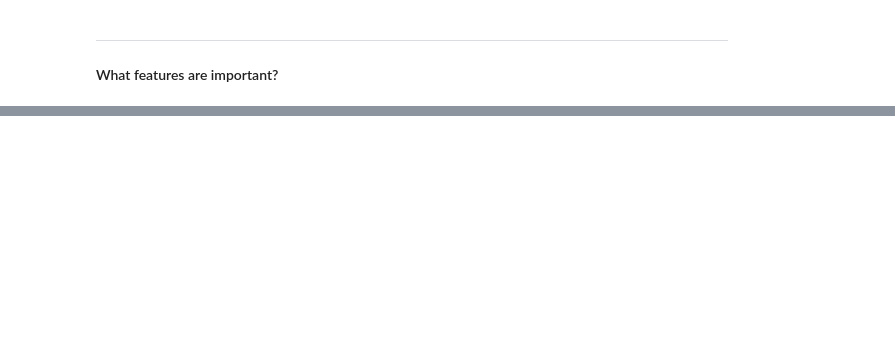
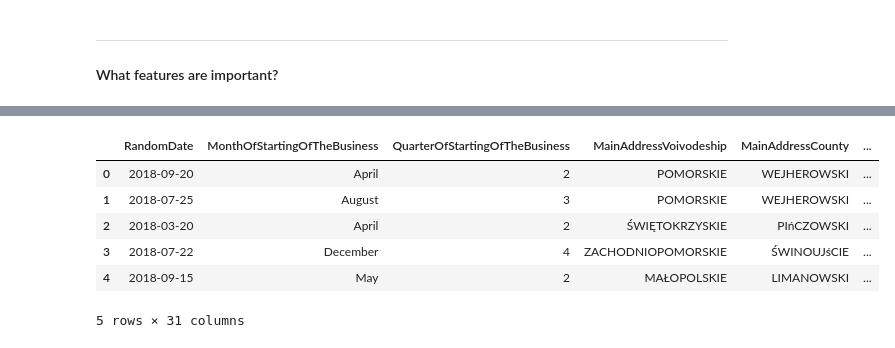
Before and after one commit to YuseqYaseq/interactive-vis, a Jupyter notebook: notebooks/exploration.ipynb, the cells around one changed output, grey strips where cells are left out. Saved outputs shown, nothing was run; the diff lists cells and outputs as text; code cells hidden in the pictures; blank space fills up the shorter version.

```diff
--- a/notebooks/exploration.ipynb
+++ b/notebooks/exploration.ipynb
@@ -255,0 +272,10 @@ plt.xticks(rotation=45, ha="right");
+# %%
+pd.read_csv("../models/x_test_lr.csv").head()
+# %% [output]
+|  | RandomDate | MonthOfStartingOfTheBusiness | QuarterOfStartingOfTheBusiness | MainAddressVoivodeship | MainAddressCounty | ... |
+| 0 | 2018-09-20 | April | 2 | POMORSKIE | WEJHEROWSKI | ... |
+| 1 | 2018-07-25 | August | 3 | POMORSKIE | WEJHEROWSKI | ... |
+| 2 | 2018-03-20 | April | 2 | ŚWIĘTOKRZYSKIE | PIńCZOWSKI | ... |
+| 3 | 2018-07-22 | December | 4 | ZACHODNIOPOMORSKIE | ŚWINOUJśCIE | ... |
+| 4 | 2018-09-15 | May | 2 | MAŁOPOLSKIE | LIMANOWSKI | ... |
+5 rows × 31 columns
```
Also changed, not shown: parts of 9 cells of this notebook, 1 other file.
